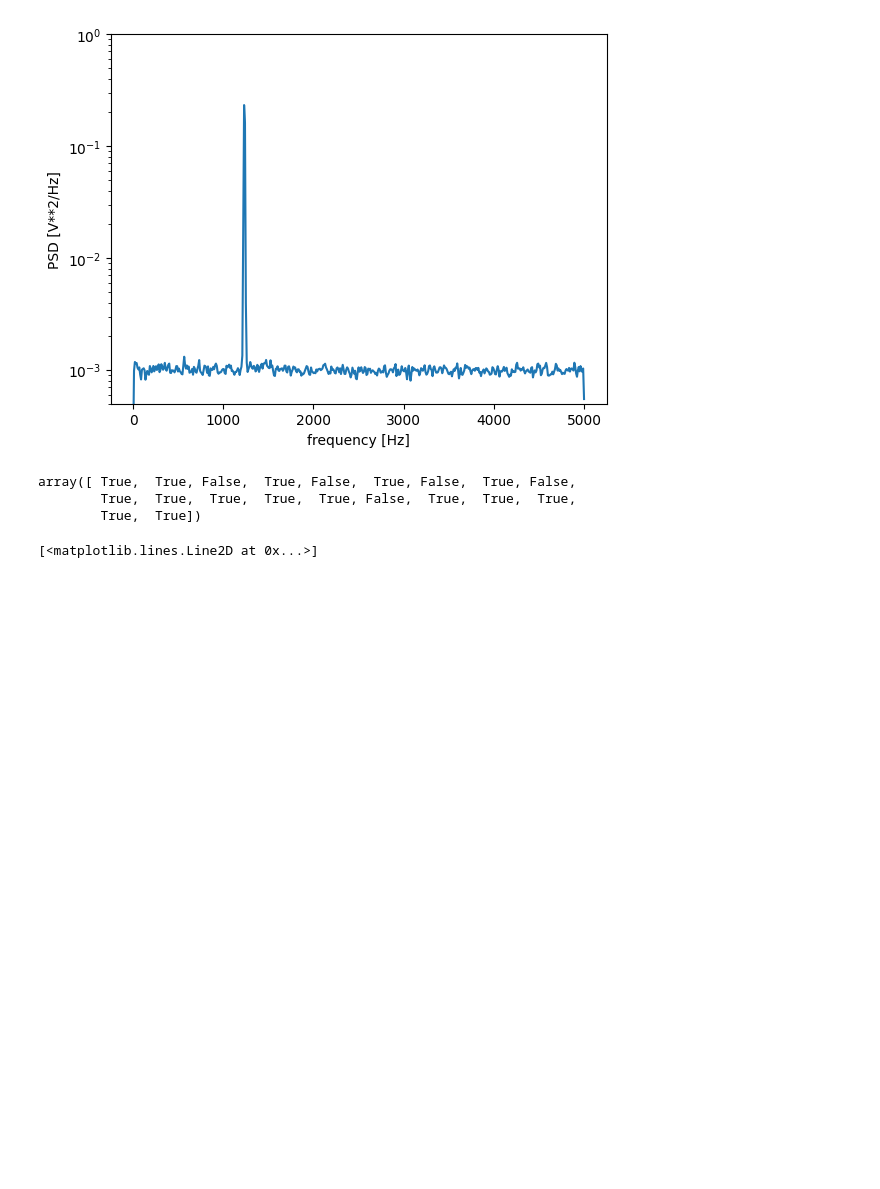
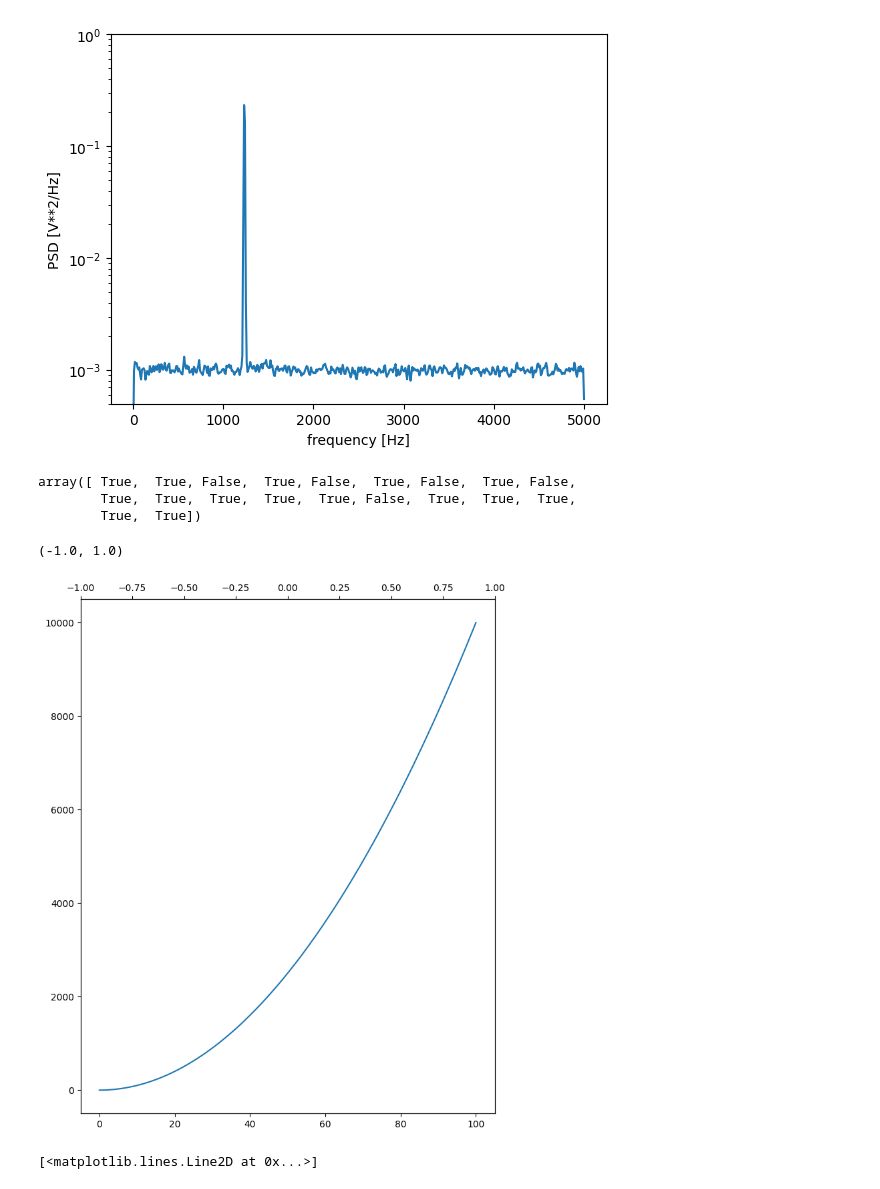
Before and after one commit to j-dichgans/Bachelor-Thesis, a Jupyter notebook: test_things.ipynb, the cells around one changed output. Cells and saved outputs as stored; diff of their text form; code cells hidden in the pictures; blank space fills up the shorter version.

```diff
--- a/test_things.ipynb
+++ b/test_things.ipynb
@@ -78,6 +78,17 @@ array([ True,  True, False,  True, False,  True, False,  True, False,
 import numpy as np
 import matplotlib.pyplot as plt
 from scipy.optimize import curve_fit
+# %%
+fig,axs = plt.subplots(sharex=True,figsize=(8,10))
+
+x = np.arange(101)
+axs.plot(x, x**2)
+
+ax_2 = axs.twiny()
+ax_2.set_xlim(-1,1)
+# %% [output]
+(-1.0, 1.0)
+[figure, added]
 # %%
 def func(x, a, b, c):
     return a * np.exp(-b * x) + c
```
Also changed, not shown: 1 other file.
